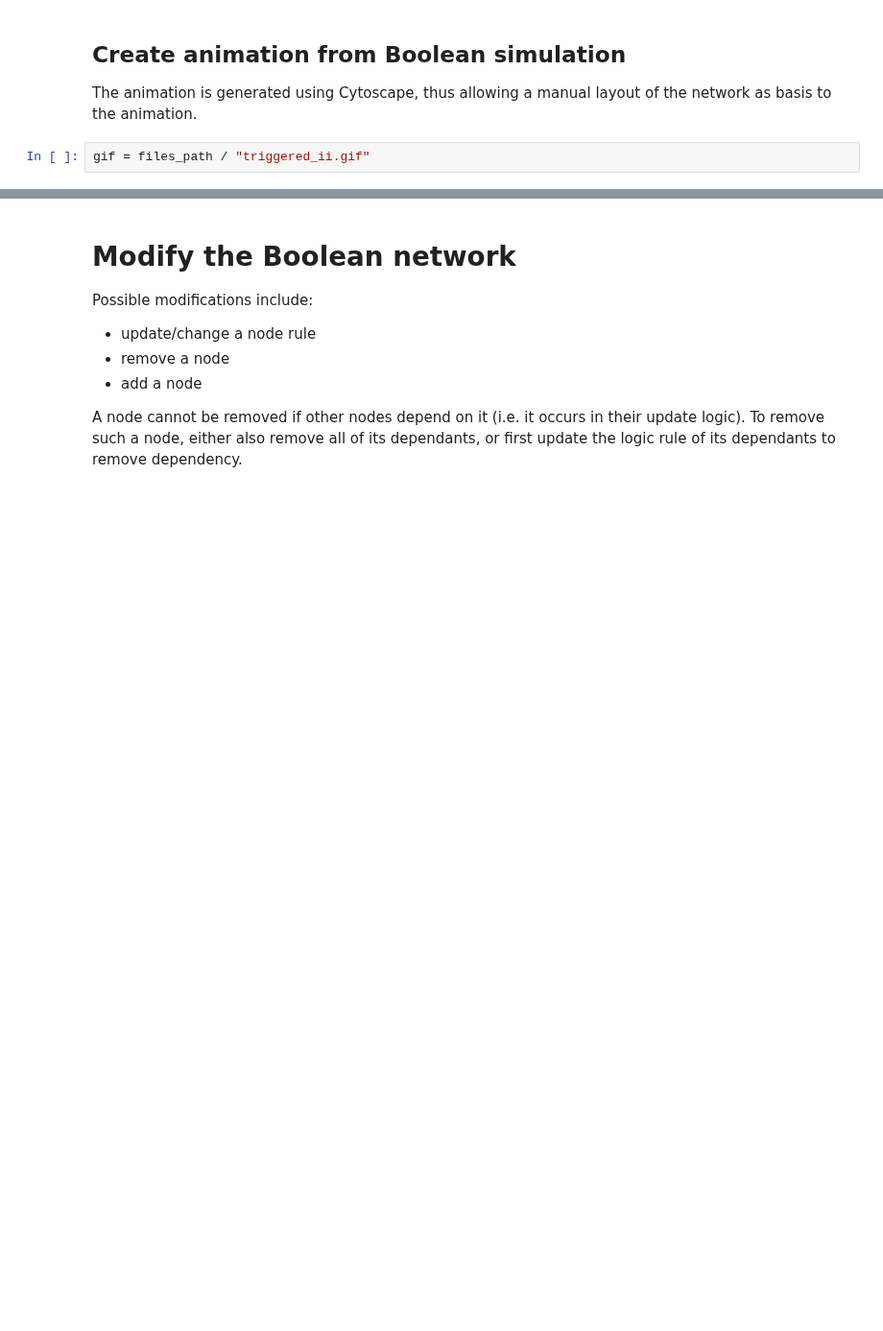
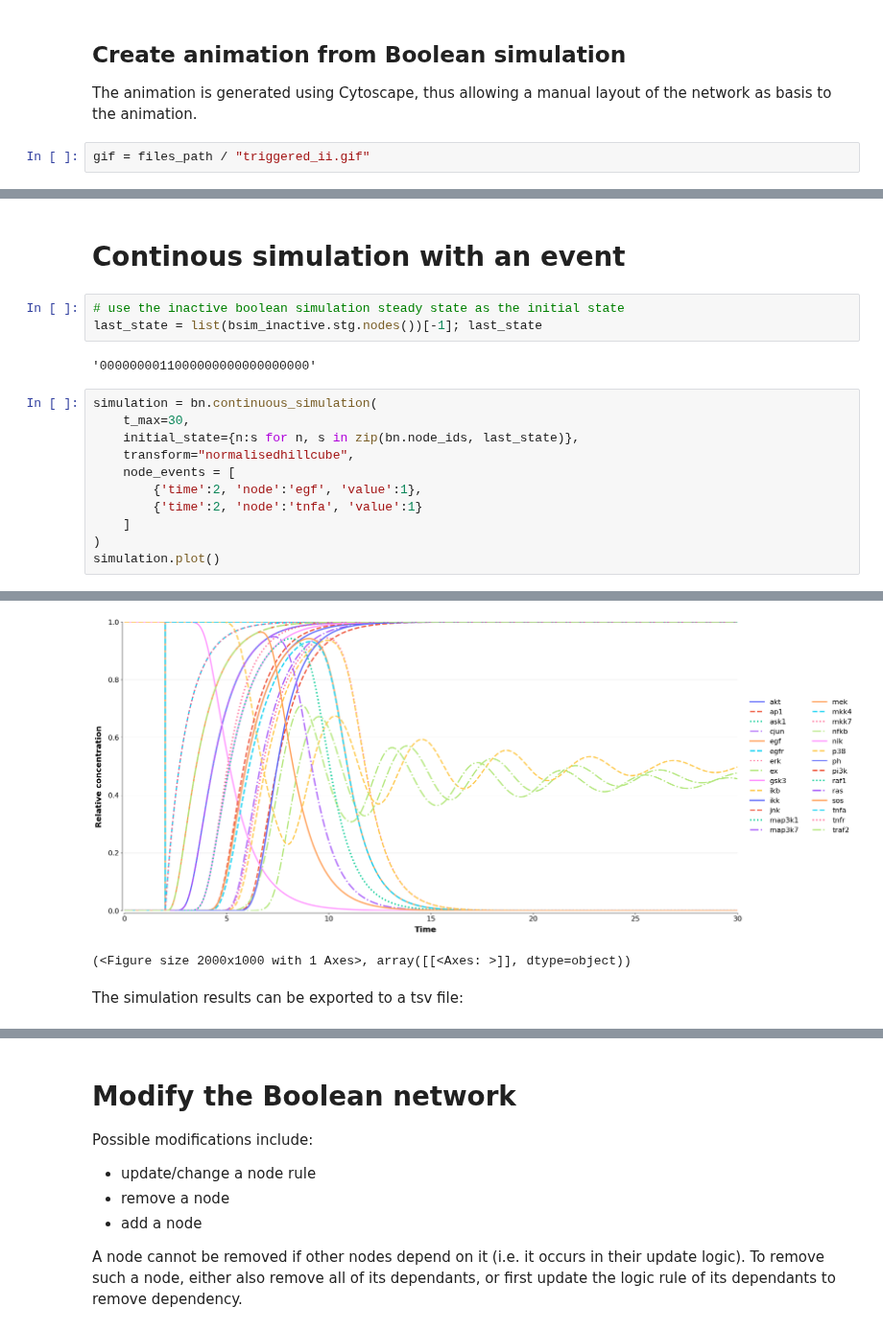
Before and after one commit to NIB-SI/BoolDog, a Jupyter notebook: tutorials/tutorial-advanced.ipynb, the cells around one changed output, grey strips where cells are left out. Shown at 96% size. Cells and saved outputs as stored; diff of their text form; blank space fills up the shorter version.

```diff
--- a/tutorials/tutorial-advanced.ipynb
+++ b/tutorials/tutorial-advanced.ipynb
@@ -174,0 +178,19 @@ Image(gif)
+# %% [markdown]
+# Continous simulation with an event
+# %%
+# use the inactive boolean simulation steady state as the initial state
+last_state = list(bsim_inactive.stg.nodes())[-1]; last_state
+# %% [output]
+'0000000011000000000000000000'
+# %%
+simulation = bn.continuous_simulation(
+    t_max=30,
+    initial_state={n:s for n, s in zip(bn.node_ids, last_state)},
+    transform="normalisedhillcube",
+    node_events = [
+        {'time':2, 'node':'egf', 'value':1},
+        {'time':2, 'node':'tnfa', 'value':1}
+    ]
+)
+simulation.plot()
+# %% [output]
@@ -174,0 +206,4 @@ Image(gif)
+[figure, added]
+(<Figure size 2000x1000 with 1 Axes>, array([[<Axes: >]], dtype=object))
+# %% [markdown]
+The simulation results can be exported to a tsv file:
```
Also changed, not shown: parts of 24 cells of this notebook, 1 other file.
